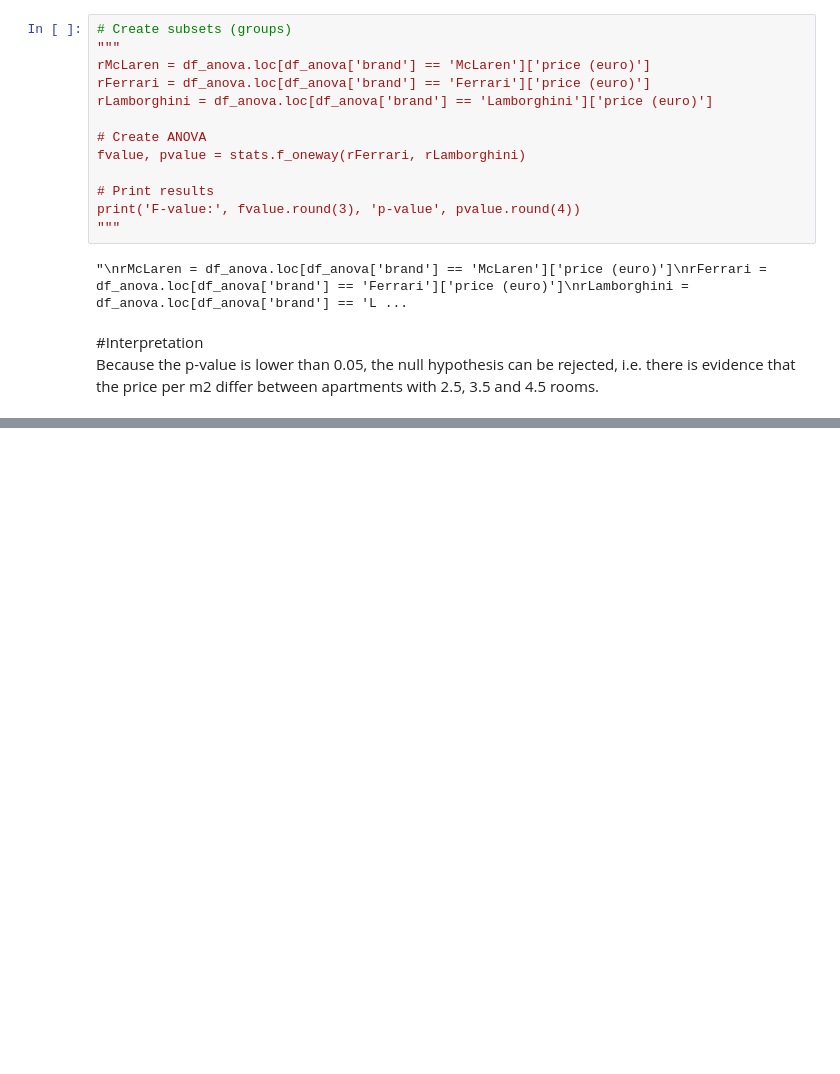
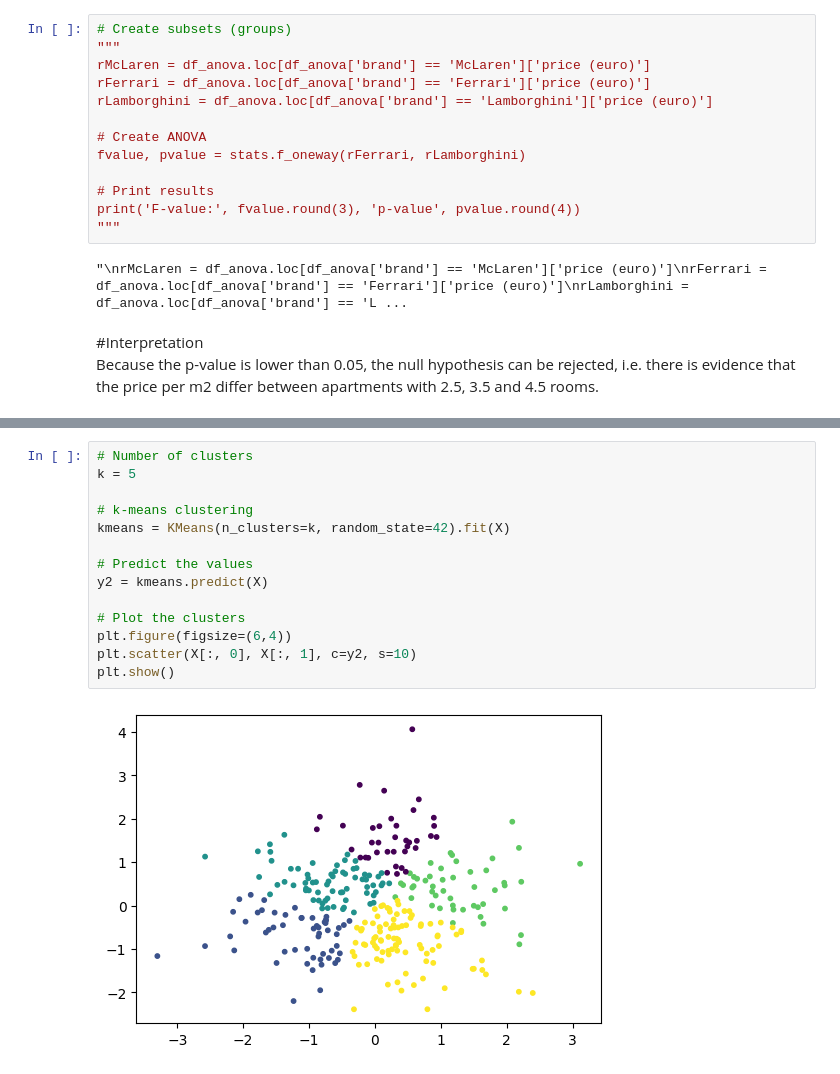
Before and after one commit to m011018/TS, a Jupyter notebook: Master/master_doc.ipynb, the cells around one changed output, grey strips where cells are left out. Drawn from its saved outputs; the diff is of its cells as text; blank space fills up the shorter version.

```diff
--- a/Master/master_doc.ipynb
+++ b/Master/master_doc.ipynb
@@ -458,0 +505,16 @@ Because the p-value is lower than 0.05, the null hypothesis can be rejected, i.e
+# %%
+# Number of clusters
+k = 5
+
+# k-means clustering
+kmeans = KMeans(n_clusters=k, random_state=42).fit(X)
+
+# Predict the values
+y2 = kmeans.predict(X)
+
+# Plot the clusters
+plt.figure(figsize=(6,4))
+plt.scatter(X[:, 0], X[:, 1], c=y2, s=10)
+plt.show()
+# %% [output]
+[figure, added]
```
Also changed, not shown: parts of 9 cells of this notebook.
